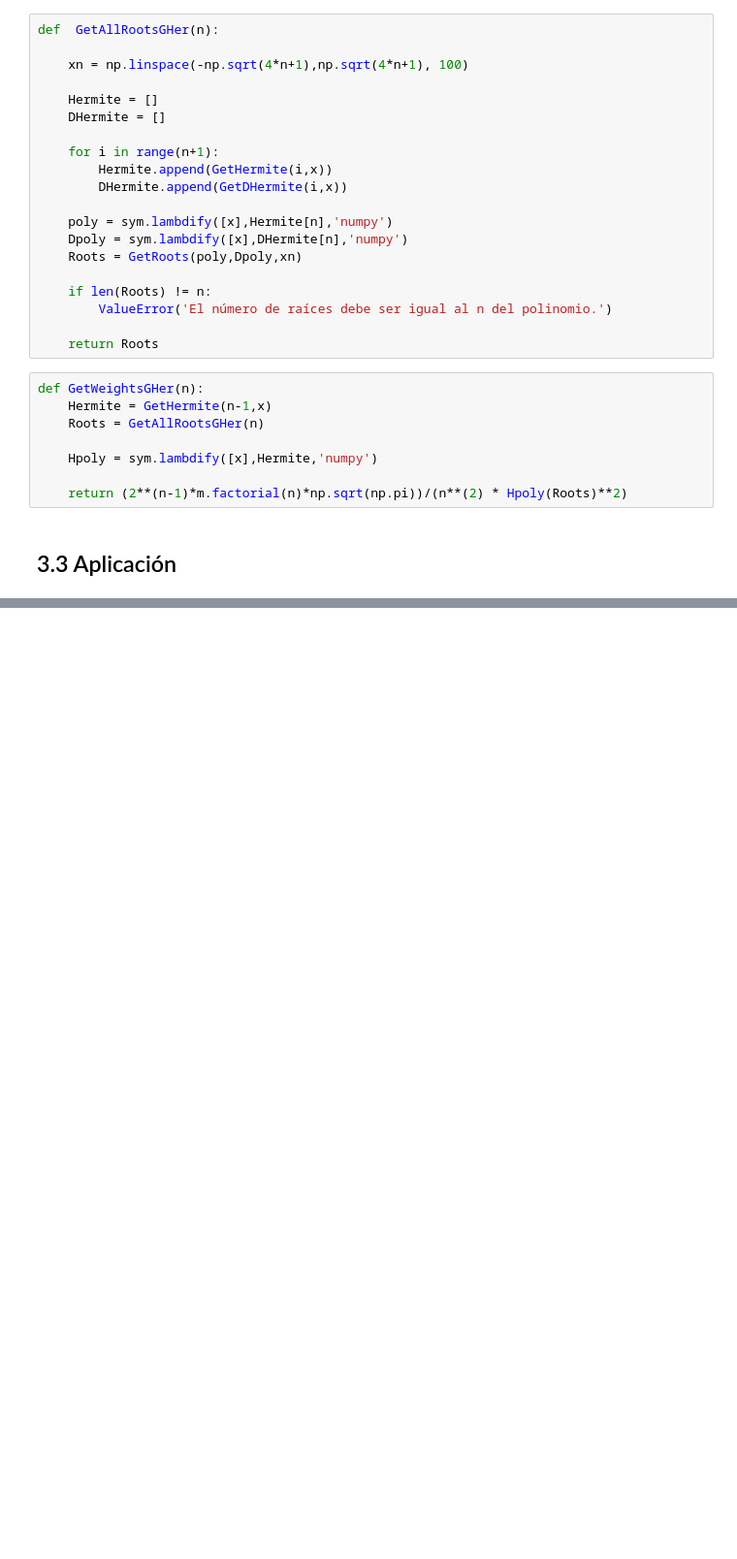
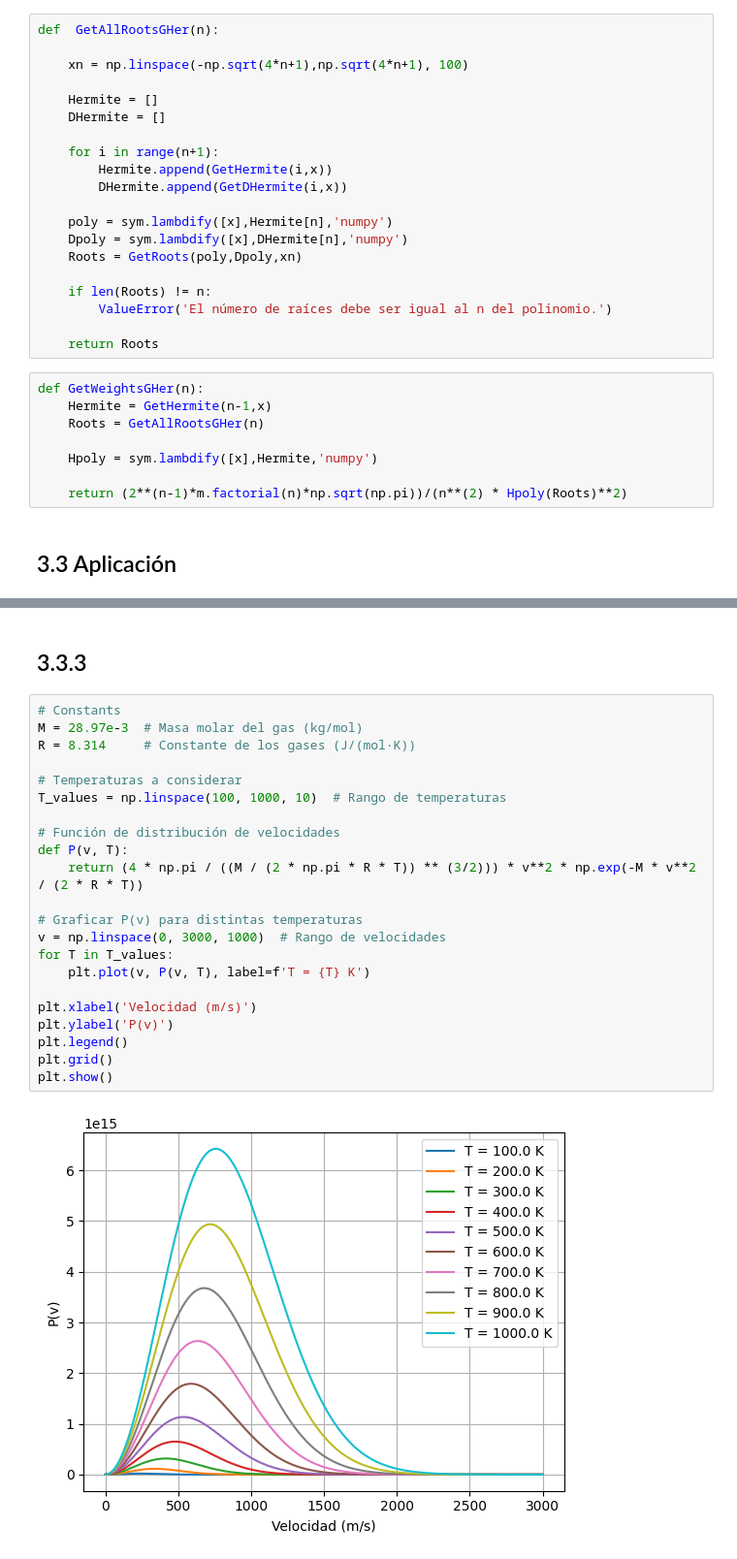
Before and after one commit to Mariana31415/MetodosI_MarianaMontoya_JoseCifuentes, a Jupyter notebook: Taller 2/Punto3_CuadraturaGauss.ipynb, the cells around one changed output, grey strips where cells are left out. Shown at 97% size. Saved outputs shown, nothing was run; the diff lists cells and outputs as text; blank space fills up the shorter version.

```diff
--- a/Taller 2/Punto3_CuadraturaGauss.ipynb
+++ b/Taller 2/Punto3_CuadraturaGauss.ipynb
@@ -437,0 +407,26 @@ plt.show()
+# %% [markdown]
+## 3.3.3
+# %%
+# Constants
+M = 28.97e-3  # Masa molar del gas (kg/mol)
+R = 8.314     # Constante de los gases (J/(mol·K))
+
+# Temperaturas a considerar
+T_values = np.linspace(100, 1000, 10)  # Rango de temperaturas
+
+# Función de distribución de velocidades
+def P(v, T):
+    return (4 * np.pi / ((M / (2 * np.pi * R * T)) ** (3/2))) * v**2 * np.exp(-M * v**2 / (2 * R * T))
+
+# Graficar P(v) para distintas temperaturas
+v = np.linspace(0, 3000, 1000)  # Rango de velocidades
+for T in T_values:
+    plt.plot(v, P(v, T), label=f'T = {T} K')
+
+plt.xlabel('Velocidad (m/s)')
+plt.ylabel('P(v)')
+plt.legend()
+plt.grid()
+plt.show()
+# %% [output]
+[figure, added]
```
Also changed, not shown: parts of 10 cells of this notebook.
